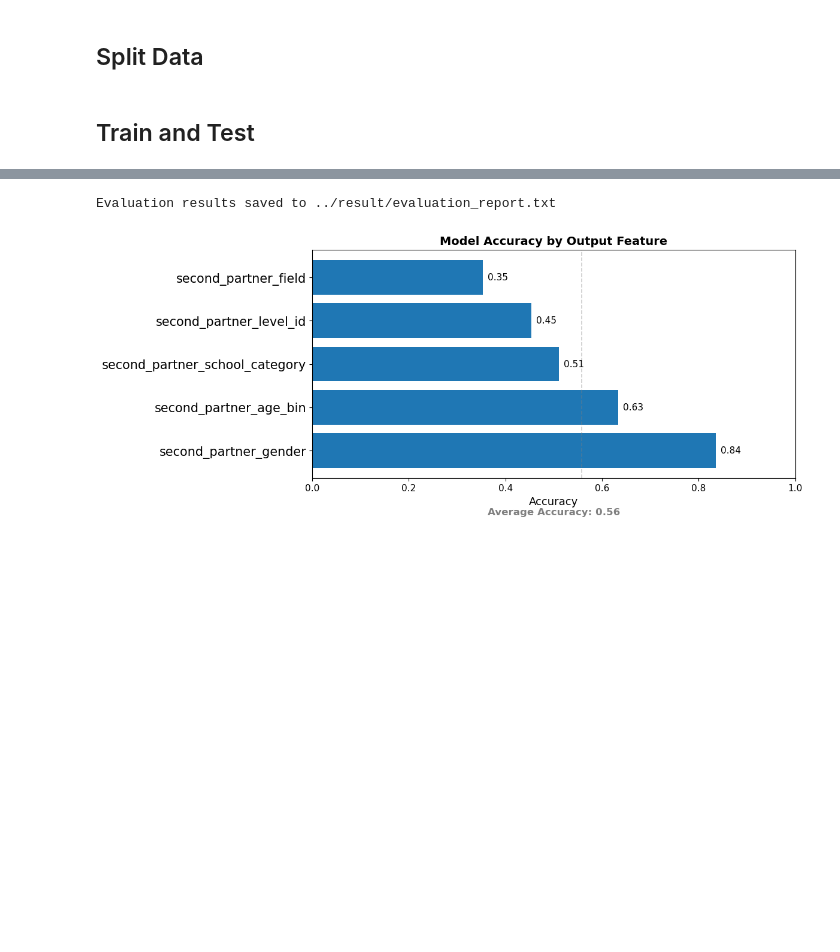
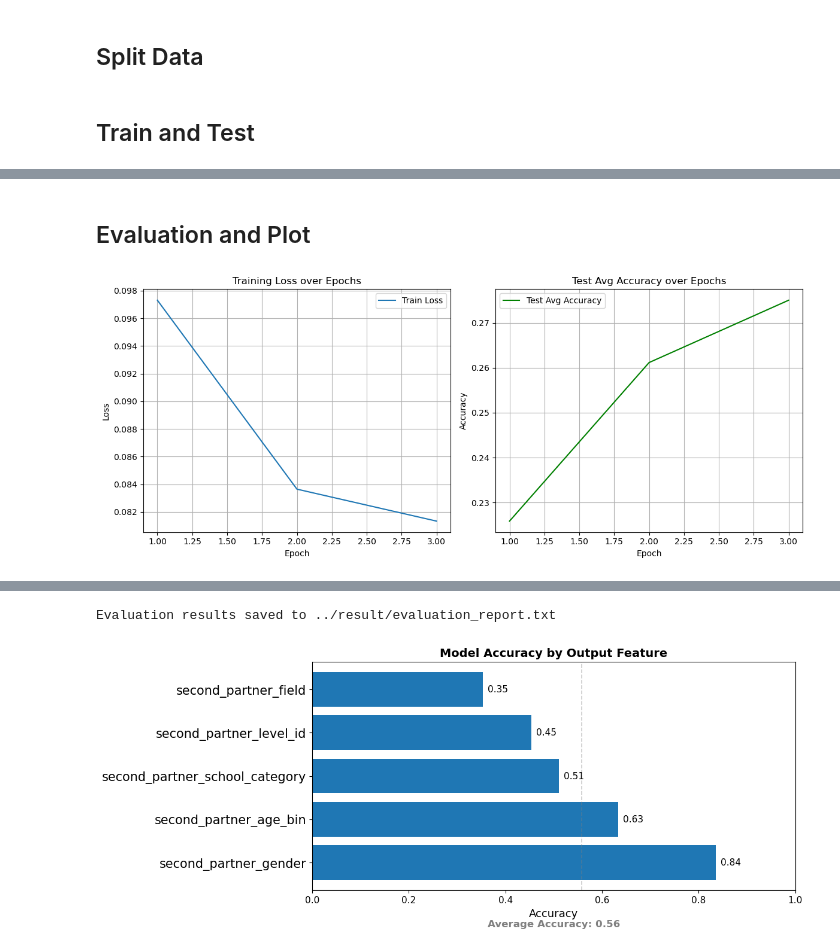
Before and after one commit to YanmiYu/DL-Marriage-Prediction, a Jupyter notebook: src/model_dev_eva.ipynb, the cells around one changed output, grey strips where cells are left out. Drawn from its saved outputs; the diff is of its cells as text; code cells hidden in the pictures; blank space fills up the shorter version.

Commit message:
model_dev fine tune

```diff
--- a/src/model_dev_eva.ipynb
+++ b/src/model_dev_eva.ipynb
@@ -192,5 +192,4 @@ output_cardinality = [df[col].nunique() for col in output_cols]
 model = ImprovedTabTransformer(
     category_sizes=input_cardinality,
     dim=64,
-    output_sizes=output_cardinality
-)
+    output_sizes=output_cardinality)
@@ -258,0 +295,24 @@ Epoch 10, Loss: 0.10324861077218891
+# %%
+def plot_train_history(train_losses, test_avg_accs):
+    epochs = range(1, len(train_losses) + 1)
+
+    plt.figure(figsize=(12, 5))
+
+    plt.subplot(1, 2, 1)
+    plt.plot(epochs, train_losses, label='Train Loss')
+    plt.xlabel('Epoch')
+    plt.ylabel('Loss')
+    plt.title('Training Loss over Epochs')
+    plt.grid(True)
+    plt.legend()
+
+    plt.subplot(1, 2, 2)
+    plt.plot(epochs, test_avg_accs, label='Test Avg Accuracy', color='green')
+    plt.xlabel('Epoch')
+    plt.ylabel('Accuracy')
+    plt.title('Test Avg Accuracy over Epochs')
+    plt.grid(True)
+    plt.legend()
+
+    plt.tight_layout()
+    plt.show()
@@ -258,0 +392,11 @@ Epoch 10, Loss: 0.10324861077218891
+# %%
+model = ImprovedTabTransformer(
+    category_sizes=input_cardinality,
+    dim=128,
+    output_sizes=output_cardinality)
+
+optimizer = optim.AdamW(model.parameters(), lr=1e-4)
+criterions = [nn.CrossEntropyLoss() for _ in output_cols]
+
+train_losses, test_avg_accs, test_feature_accs = train_model(
+    model, X_train, Y_train, X_test, Y_test, epochs=10, batch_size=32)
@@ -259,3 +421,9 @@ Epoch 10, Loss: 0.10324861077218891
+# %% [markdown]
+## Evaluation and Plot
+# %%
+plot_train_history(train_losses, test_avg_accs)
+# %% [output]
+[figure, added]
 # %%
 def evaluate(model, X, Y):
     model.eval()
```
Also changed, not shown: parts of 9 cells of this notebook, 1 other file.
